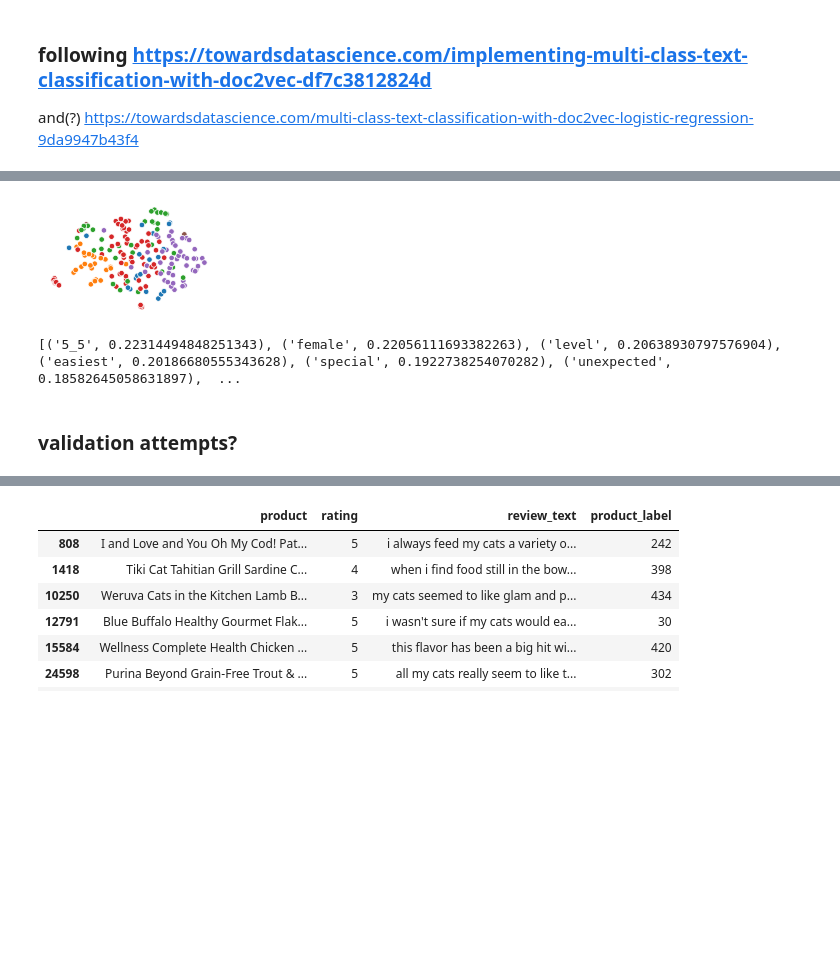
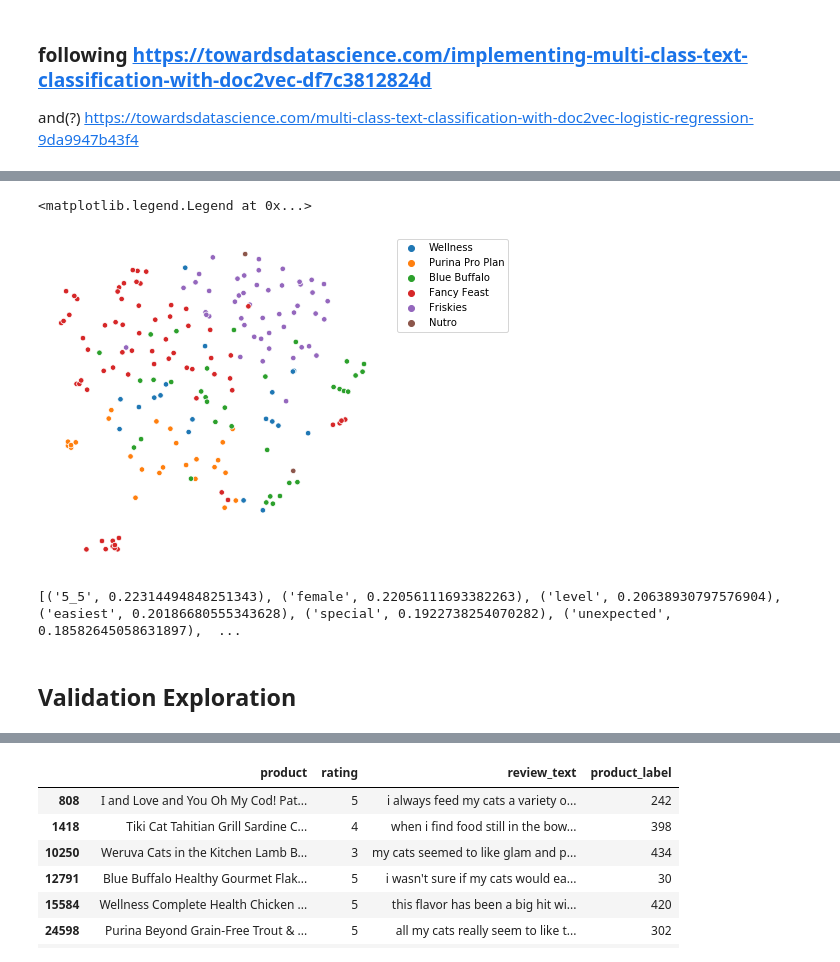
Before and after one commit to dbz10/teefies, a Jupyter notebook: teefies/analysis/doc2vec-analysis.ipynb, the cells around one changed output, grey strips where cells are left out. Saved outputs shown, nothing was run; the diff lists cells and outputs as text; code cells hidden in the pictures; blank space fills up the shorter version.

```diff
--- a/teefies/analysis/doc2vec-analysis.ipynb
+++ b/teefies/analysis/doc2vec-analysis.ipynb
@@ -242,3 +145,10 @@ array([['Fancy Feast Grilled Chicken Feast in Gravy Canned Cat Food',
+# %%
+# figure out how to properly load in the saved csv
+import ast
+
+data = pd.read_csv('prepared_data.csv')
+data_tagged = data.apply(
+    lambda r: TaggedDocument(words=ast.literal_eval(r['input']), tags=[r.product_label]), axis=1)
 # %%
 import multiprocessing
 cores = multiprocessing.cpu_count()
@@ -293,19 +179,22 @@ df.sample(4)[['product','product_label']]
 label_decoder = df[['product_label','product']].set_index('product_label').to_dict()['product']
 label_encoder = df[['product_label','product']].set_index('product').to_dict()['product_label']
 
-num_returned = 50
+num_returned = 5
 results_shown = 10
 
 pd.set_option('display.max_colwidth', 200)
 positives = [67,2]
 negatives = [228,361]
-positives = [2]
-negatives = []
+# positives = [2]
+# negatives = []
 
 similarity_results = pd.DataFrame(index = product_info['product'],columns = ['dbow_rank','dm_rank','combined'])
 similar_items_dbow = model_dbow.docvecs.most_similar(positive=positives,negative = negatives,topn=num_returned)
 similar_items_dm = model_dm.docvecs.most_similar(positive=positives,negative = negatives,topn=num_returned)
-#     print(similar_items)
+
+# print("DBOW:",similar_items_dbow)
+# print("DM:",similar_items_dm)
+
 decoded_dbow = [(label_decoder[label],similarity) for (label,similarity) in similar_items_dbow]
 decoded_dm = [(label_decoder[label],similarity) for (label,similarity) in similar_items_dm]
 
@@ -314,14 +203,14 @@ for (rank, product) in enumerate(decoded_dbow):
     name = product[0]
     score = product[1]
     similarity_results.loc[name,"dbow_rank"] = rank
-#     print(f'{rank}: {name}, {score}')
+    print(f'{rank}: {name}, {score}')
 
 print("\n DM model similarities:")
 for (rank, product) in enumerate(decoded_dm):
     name = product[0]
     score = product[1]
     similarity_results.loc[name,"dm_rank"] = rank
-#     print(f'{rank}: {name}, {score}')
+    print(f'{rank}: {name}, {score}')
 
 similarity_results.fillna(value=num_returned+1,inplace=True)
 similarity_results["combined"] = (similarity_results["dbow_rank"] + similarity_results["dm_rank"])/2
@@ -372,25 +271,25 @@ embeddings = pd.DataFrame.from_dict(vec_list,orient='index')
 # %%
 # from sklearn.decomposition import PCA
 import seaborn as sns
 import matplotlib.pyplot as plt
 import umap
 
 %matplotlib inline
 # pca = PCA(n_components=2)
 embeddings_viz = umap.UMAP(min_dist = 0.0,
                           n_neighbors = 20,
                           metric='euclidean').fit_transform(embeddings)
 brand_name = [brand_list[name] for name in embeddings.index]
 
-fig,axis = plt.subplots(figsize=(3,2))
+fig,axis = plt.subplots(figsize=(6,6))
 sns.scatterplot(x=embeddings_viz[:,0], y=embeddings_viz[:,1],hue = brand_name, s = 30,ax=axis)
 axis.axis('off')
-axis.legend().set_visible(False)
-# plt.legend(bbox_to_anchor=(1.05, 1), loc=2, borderaxespad=0.)
+axis.legend(bbox_to_anchor=(1.05, 1), loc=2, borderaxespad=0.)
 
 # plt.savefig('plots/BrandSeparation.png',bbox_inches='tight')
 # %% [output]
+<matplotlib.legend.Legend at 0x...>
-[figure, old version]
+[figure, new version]
 # %%
 import pickle
 # save what we need to use in the backend
@@ -425,8 +324,8 @@ word = model_dbow.docvecs[label]
 print(model_dbow.wv.similar_by_vector(word))
 # %% [output]
 [('5_5', 0.22314494848251343), ('female', 0.22056111693382263), ('level', 0.20638930797576904), ('easiest', 0.20186680555343628), ('special', 0.1922738254070282), ('unexpected', 0.18582645058631897),  ...
-# %% [markdown]
-### validation attempts?
+# %% [markdown]
+## Validation Exploration
 # %%
 import pickle
 model_dbow = Doc2Vec.load('catfood-d2v-dbow.model')
```
Also changed, not shown: parts of 44 cells of this notebook, 3 other files.
